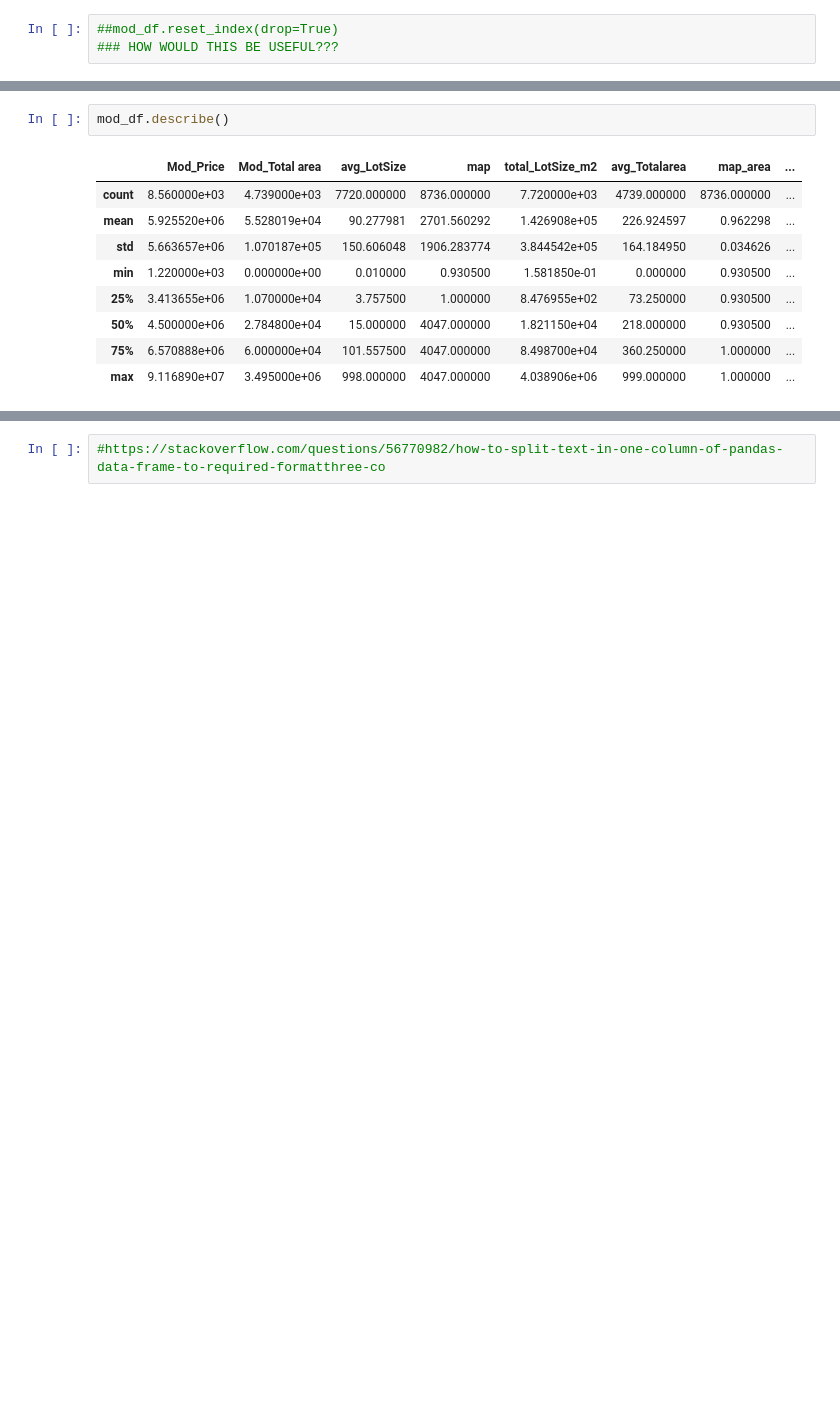
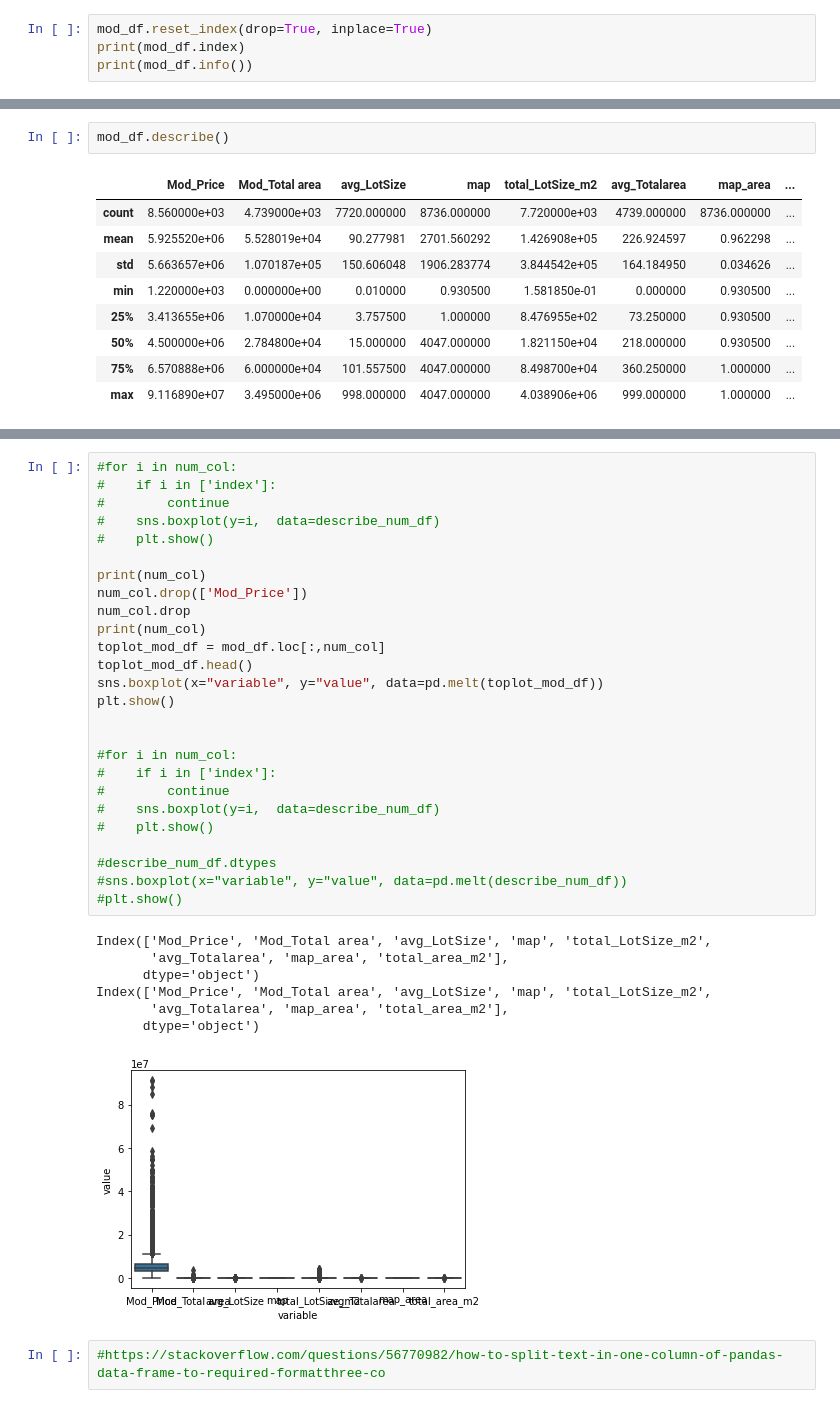
Before and after one commit to marencc/pyladies_vienna_data_course, a Jupyter notebook: eda_project/eda_project_19may.ipynb, the cells around one changed output, grey strips where cells are left out. Drawn from its saved outputs; the diff is of its cells as text; blank space fills up the shorter version.

Commit message:
boxplots

```diff
--- a/eda_project/eda_project_19may.ipynb
+++ b/eda_project/eda_project_19may.ipynb
@@ -442,5 +427,6 @@ Int64Index([   0,    1,    2,    3,    4,    5,    6,    7,    8,    9,
             9066, 9067, 9068, 9069, 9070, 9071, 9072, 9073, 9074, 9075],
            dtype='int64', length=8736)
 # %%
-##mod_df.reset_index(drop=True)
-### HOW WOULD THIS BE USEFUL???
+mod_df.reset_index(drop=True, inplace=True)
+print(mod_df.index)
+print(mod_df.info())
@@ -646,3 +635,37 @@ Index(['Mod_Price', 'Mod_Total area', 'avg_LotSize', 'map', 'total_LotSize_m2',
+# %%
+#for i in num_col:
+#    if i in ['index']:
+#        continue
+#    sns.boxplot(y=i,  data=describe_num_df)
+#    plt.show()
+
+print(num_col)
+num_col.drop(['Mod_Price'])
+num_col.drop
+print(num_col)
+toplot_mod_df = mod_df.loc[:,num_col]
+toplot_mod_df.head()
+sns.boxplot(x="variable", y="value", data=pd.melt(toplot_mod_df))
+plt.show()
+
+
+#for i in num_col:
+#    if i in ['index']:
+#        continue
+#    sns.boxplot(y=i,  data=describe_num_df)
+#    plt.show()
+
+#describe_num_df.dtypes
+#sns.boxplot(x="variable", y="value", data=pd.melt(describe_num_df))
+#plt.show()
+# %% [output]
+Index(['Mod_Price', 'Mod_Total area', 'avg_LotSize', 'map', 'total_LotSize_m2',
+       'avg_Totalarea', 'map_area', 'total_area_m2'],
+      dtype='object')
+Index(['Mod_Price', 'Mod_Total area', 'avg_LotSize', 'map', 'total_LotSize_m2',
+       'avg_Totalarea', 'map_area', 'total_area_m2'],
+      dtype='object')
+[figure, added]
 # %%
 #https://stackoverflow.com/questions/56770982/how-to-split-text-in-one-column-of-pandas-data-frame-to-required-formatthree-co
 # %%
```
Also changed, not shown: parts of 24 cells of this notebook.
